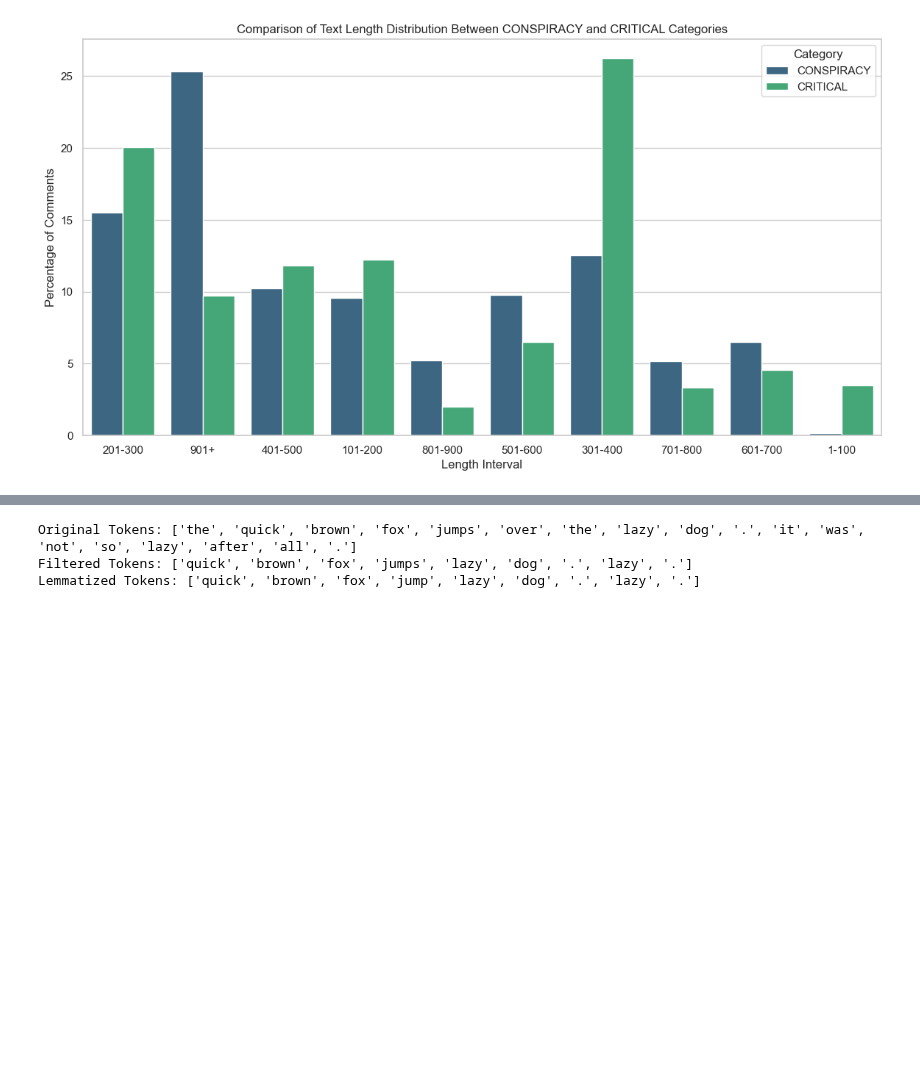
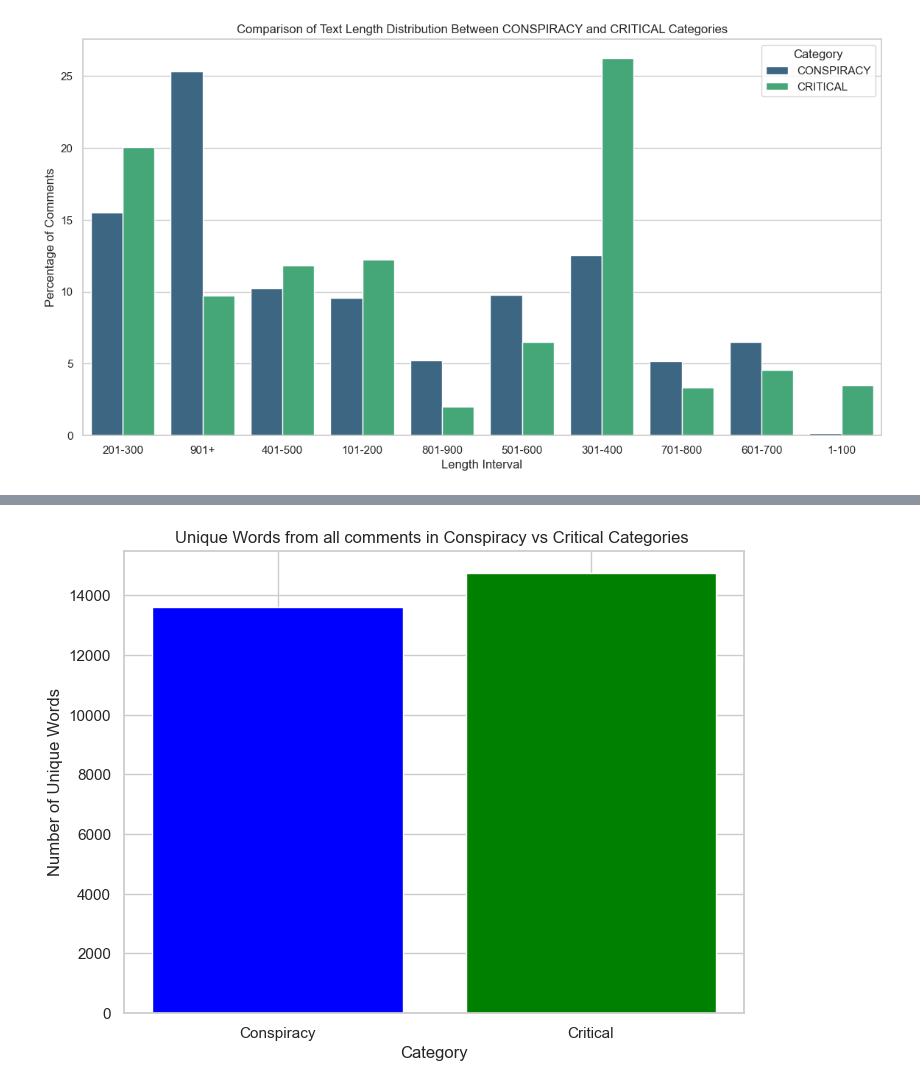
Before and after one commit to erikrubinov/nlp_project, a Jupyter notebook: src/analyze_data copy.ipynb, the cells around one changed output, grey strips where cells are left out. Saved outputs shown, nothing was run; the diff lists cells and outputs as text; code cells hidden in the pictures; blank space fills up the shorter version.

```diff
--- a/src/analyze_data copy.ipynb
+++ b/src/analyze_data copy.ipynb
@@ -119,5 +147,27 @@ def get_vocabulary_richness(text:str) -> int:
     lemmatizer = WordNetLemmatizer()
     lemmatized_tokens = [lemmatizer.lemmatize(word) for word in filtered_tokens]
 
-    return len(lemmatized_tokens)
+    return (lemmatized_tokens)
+
+
+CONSPIRACY = []
+CRITICAL = []
+for comment in data:
+    if comment["category"] == "CONSPIRACY":
+        CONSPIRACY = CONSPIRACY + get_vocabulary_richness(comment["text"])
+    else:
+        CRITICAL = CRITICAL + get_vocabulary_richness(comment["text"])
+unique_words_CONSPIRACY = set(CONSPIRACY)
+unique_words_CRITICAL = set(CRITICAL)
+
+categories = ['Conspiracy', 'Critical']
+unique_words_counts = [len(unique_words_CONSPIRACY), len(unique_words_CRITICAL)]
+
+# Create bar chart
+plt.figure(figsize=(8, 6))
+plt.bar(categories, unique_words_counts, color=['blue', 'green'])
+plt.xlabel('Category')
+plt.ylabel('Number of Unique Words')
+plt.title('Unique Words from all comments in Conspiracy vs Critical Categories ')
+plt.show()
 # %% [output]
@@ -132,3 +174 @@ def get_vocabulary_richness(text:str) -> int:
-Original Tokens: ['the', 'quick', 'brown', 'fox', 'jumps', 'over', 'the', 'lazy', 'dog', '.', 'it', 'was', 'not', 'so', 'lazy', 'after', 'all', '.']
-Filtered Tokens: ['quick', 'brown', 'fox', 'jumps', 'lazy', 'dog', '.', 'lazy', '.']
-Lemmatized Tokens: ['quick', 'brown', 'fox', 'jump', 'lazy', 'dog', '.', 'lazy', '.']
+[figure, added]
```
Also changed, not shown: parts of 6 cells of this notebook, 2 other files.
